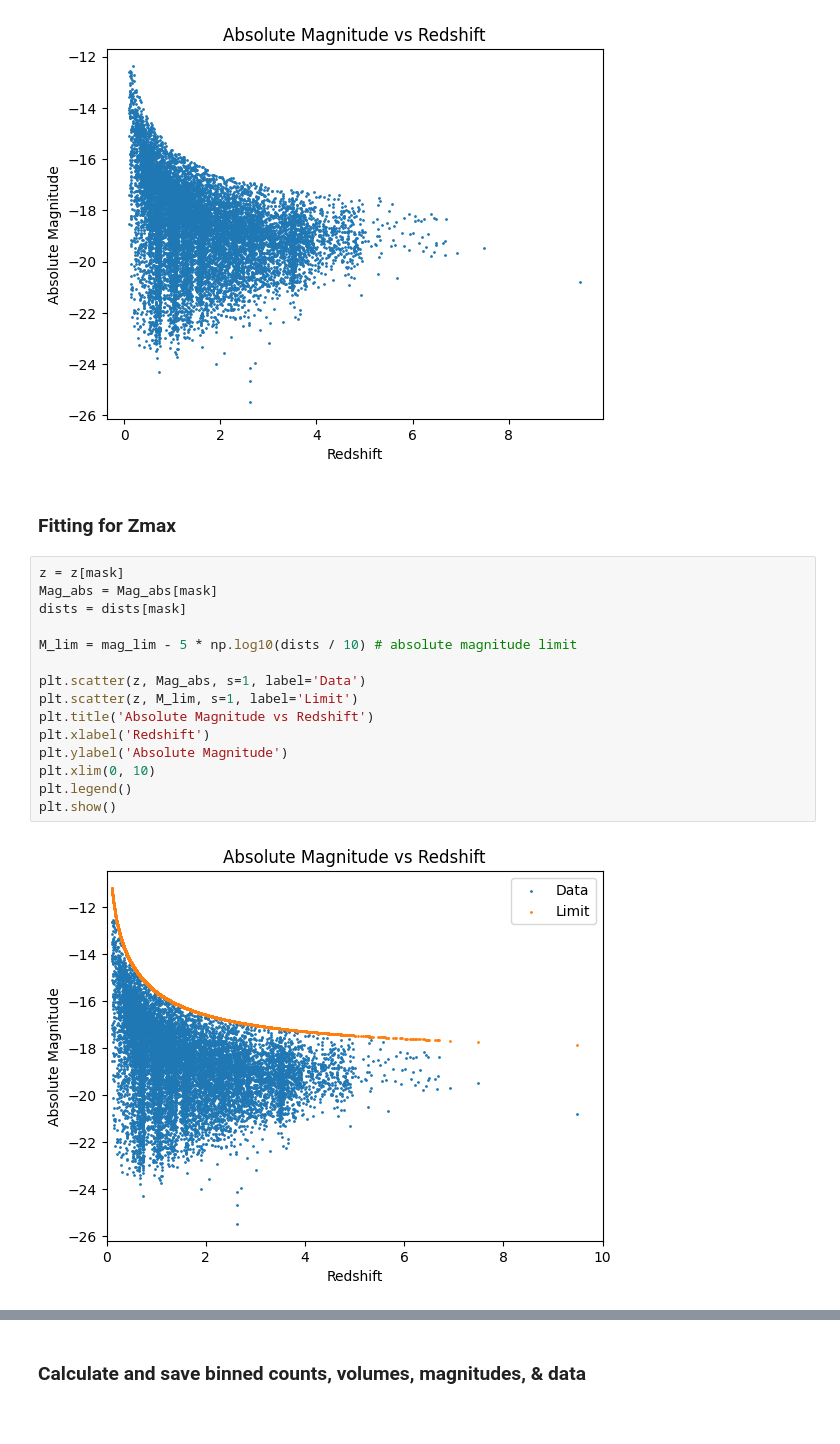
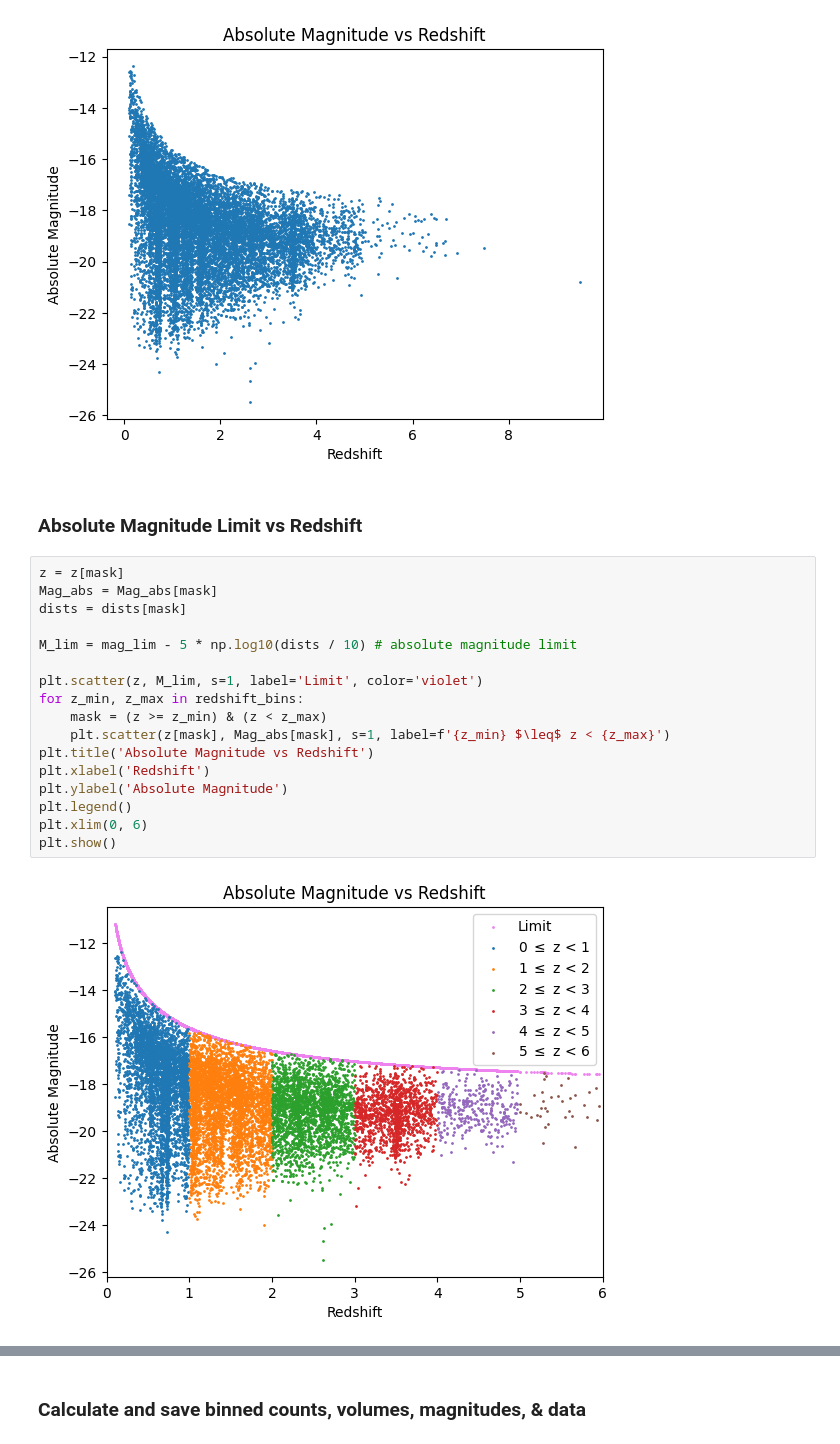
Before and after one commit to daniel-lyon/MPhil-Code, a Jupyter notebook: LUMFUNCS/vmax.ipynb, the cells around one changed output, grey strips where cells are left out. Saved outputs shown, nothing was run; the diff lists cells and outputs as text.

```diff
--- a/LUMFUNCS/vmax.ipynb
+++ b/LUMFUNCS/vmax.ipynb
@@ -86,23 +97,25 @@ plt.show()
 # %% [output]
 [figure]
 [figure]
-# %% [markdown]
-### Fitting for Zmax
+# %% [markdown]
+### Absolute Magnitude Limit vs Redshift
 # %%
 z = z[mask]
 Mag_abs = Mag_abs[mask]
 dists = dists[mask]
 
 M_lim = mag_lim - 5 * np.log10(dists / 10) # absolute magnitude limit
 
-plt.scatter(z, Mag_abs, s=1, label='Data')
-plt.scatter(z, M_lim, s=1, label='Limit')
+plt.scatter(z, M_lim, s=1, label='Limit', color='violet')
+for z_min, z_max in redshift_bins:
+    mask = (z >= z_min) & (z < z_max)
+    plt.scatter(z[mask], Mag_abs[mask], s=1, label=f'{z_min} $\leq$ z < {z_max}')
 plt.title('Absolute Magnitude vs Redshift')
 plt.xlabel('Redshift')
 plt.ylabel('Absolute Magnitude')
-plt.xlim(0, 10)
 plt.legend()
+plt.xlim(0, 6)
 plt.show()
 # %% [output]
-[figure, old version]
+[figure, new version]
 # %% [markdown]
```
Also changed, not shown: parts of 11 cells of this notebook, 1 other file.
